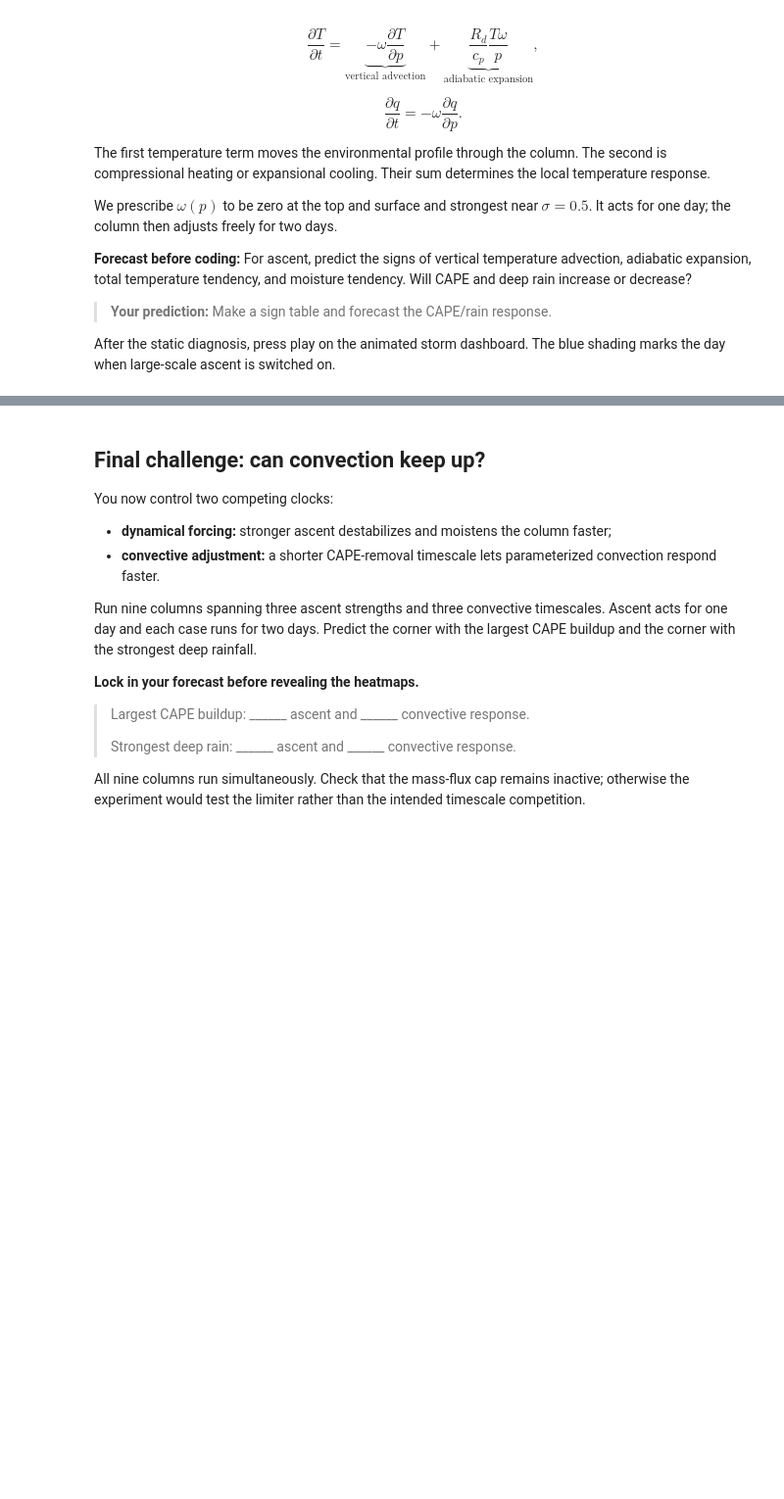
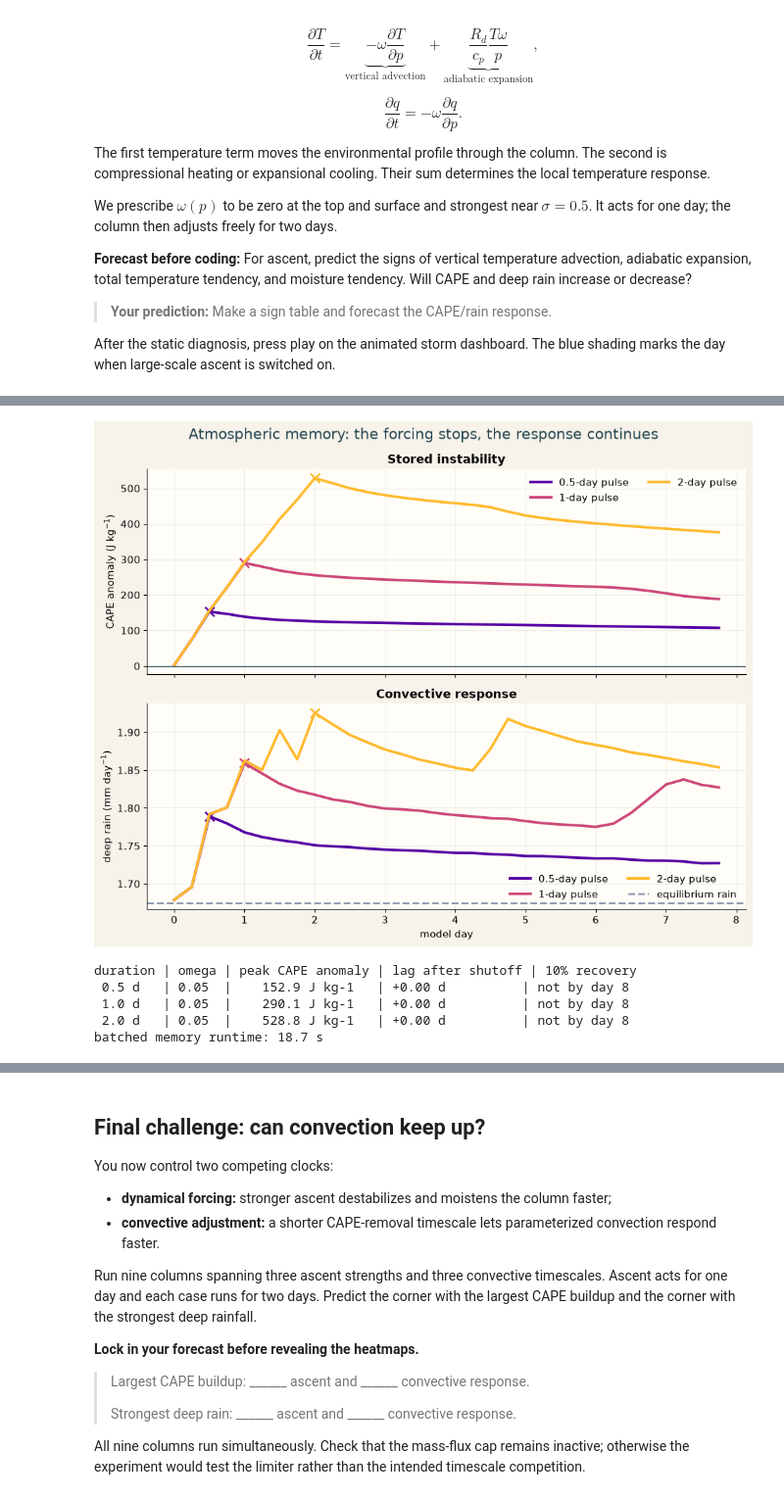
Before and after one commit to evanwellmeyer/GCM, a Jupyter notebook: notebooks/02_experiments_atm407.ipynb, the cells around one changed output, grey strips where cells are left out. Shown at 98% size. Saved outputs shown, nothing was run; the diff lists cells and outputs as text; code cells hidden in the pictures; blank space fills up the shorter version.

Commit message:
add integration and memory tests

```diff
--- a/notebooks/02_experiments_atm407.ipynb
+++ b/notebooks/02_experiments_atm407.ipynb
@@ -423,14 +423,17 @@ def pressuregradient(field, pressure):
 # This function recomputes the forcing from the evolving model state.
 def ascentforcing(grid, peakomega, durationdays=1.0):
     peakomega = torch.as_tensor(peakomega, dtype=torch.float32, device=device).reshape(-1, 1)
+    durationdays = torch.as_tensor(durationdays, dtype=torch.float32, device=device).reshape(-1, 1)
     sigma = grid['sigma_full'].to(device=device, dtype=torch.float32).reshape(1, -1)
     shape = torch.sin(torch.pi * sigma).clamp(min=0.0)
 
     def forcing(step, state):
-        if step * experiment['dt'] >= durationdays * 86400:
+        active = step * experiment['dt'] < durationdays * 86400
+        if not torch.any(active):
             return None
         pressure = state['p']
         omega = -peakomega.to(pressure.dtype) * shape.to(pressure.dtype)
+        omega = omega * active.to(pressure.dtype)
         dtdp = pressuregradient(state['t'], pressure)
         dqdp = pressuregradient(state['q'], pressure)
 
@@ -603,0 +617,72 @@ display(HTML(movie.to_jshtml()))
+# %%
+memorydays = 8
+memoryomegavalues = [0.05, 0.05, 0.05]
+durationvalues = [0.5, 1.0, 2.0]
+# %%
+#@title Run the atmospheric memory experiment { display-mode: "form" }
+memorysettings = dict(experiment)
+memorysettings['days'] = memorydays
+memorysettings['diagnostic_hours'] = 6
+memorygrid = make_grid(experiment['nlevels'], device=device)
+memorystart = loadreference(experiment['nlevels'], batch=len(durationvalues))
+memoryforcing = ascentforcing(
+    memorygrid, memoryomegavalues, durationdays=durationvalues
+)
+grid, params, memorystate, memoryhistory, memoryelapsed = integrate(
+    memorysettings, batch=len(durationvalues), state=memorystart,
+    lsforcing=memoryforcing,
+)
+memorytime = days(memoryhistory, memorysettings['dt'])
+memorycolors = plt.cm.plasma(np.linspace(0.15, 0.85, len(durationvalues)))
+
+fig, axes = plt.subplots(2, 1, figsize=(10, 8), sharex=True)
+memoryresults = []
+for member, (omega, duration, color) in enumerate(
+    zip(memoryomegavalues, durationvalues, memorycolors)
+):
+    cape = series(memoryhistory, 'cape', member=member)
+    rain = series(memoryhistory, 'precip_conv', member=member, scale=86400)
+    capeanomaly = cape - baselinecape
+    label = f'{duration:g}-day pulse'
+    axes[0].plot(memorytime, capeanomaly, color=color, linewidth=2.8, label=label)
+    axes[1].plot(memorytime, rain, color=color, linewidth=2.8, label=label)
+    axes[0].plot(duration, np.interp(duration, memorytime, capeanomaly),
+                 marker='x', color=color, markersize=10, markeredgewidth=2)
+    axes[1].plot(duration, np.interp(duration, memorytime, rain),
+                 marker='x', color=color, markersize=10, markeredgewidth=2)
+
+    peakindex = int(np.argmax(capeanomaly))
+    peaklag = memorytime[peakindex] - duration
+    peakvalue = capeanomaly[peakindex]
+    after = np.where(memorytime >= duration)[0]
+    recovered = after[np.abs(capeanomaly[after]) <= 0.1 * max(abs(peakvalue), 1.0)]
+    recoveryday = memorytime[recovered[0]] if len(recovered) else np.nan
+    memoryresults.append((duration, omega, peakvalue, peaklag, recoveryday))
+
+axes[0].axhline(0, color=colors['storm'], linewidth=1)
+axes[1].axhline(baselinerain, color=colors['cloud'], linewidth=2,
+                linestyle='--', label='equilibrium rain')
+axes[0].set(ylabel='CAPE anomaly (J kg$^{-1}$)', title='Stored instability')
+axes[1].set(xlabel='model day', ylabel='deep rain (mm day$^{-1}$)',
+            title='Convective response')
+for ax in axes:
+    ax.grid(alpha=0.2)
+    ax.legend(frameon=False, ncol=2)
+fig.suptitle('Atmospheric memory: the forcing stops, the response continues',
+             fontsize=16, color=colors['storm'])
+fig.tight_layout()
+plt.show()
+
+print('duration | omega | peak CAPE anomaly | lag after shutoff | 10% recovery')
+for duration, omega, peakvalue, peaklag, recoveryday in memoryresults:
+    recoverytext = f'day {recoveryday:.1f}' if np.isfinite(recoveryday) else f'not by day {memorydays}'
+    print(f'{duration:4.1f} d   | {omega:4.2f}  | {peakvalue:8.1f} J kg-1   | '
+          f'{peaklag:+5.2f} d          | {recoverytext}')
+print(f'batched memory runtime: {memoryelapsed:.1f} s')
+# %% [output]
+[figure, added]
+duration | omega | peak CAPE anomaly | lag after shutoff | 10% recovery
+ 0.5 d   | 0.05  |    152.9 J kg-1   | +0.00 d          | not by day 8
+ 1.0 d   | 0.05  |    290.1 J kg-1   | +0.00 d          | not by day 8
+ 2.0 d   | 0.05  |    528.8 J kg-1   | +0.00 d          | not by day 8
+batched memory runtime: 18.7 s
```
Also changed, not shown: parts of 4 cells of this notebook.
